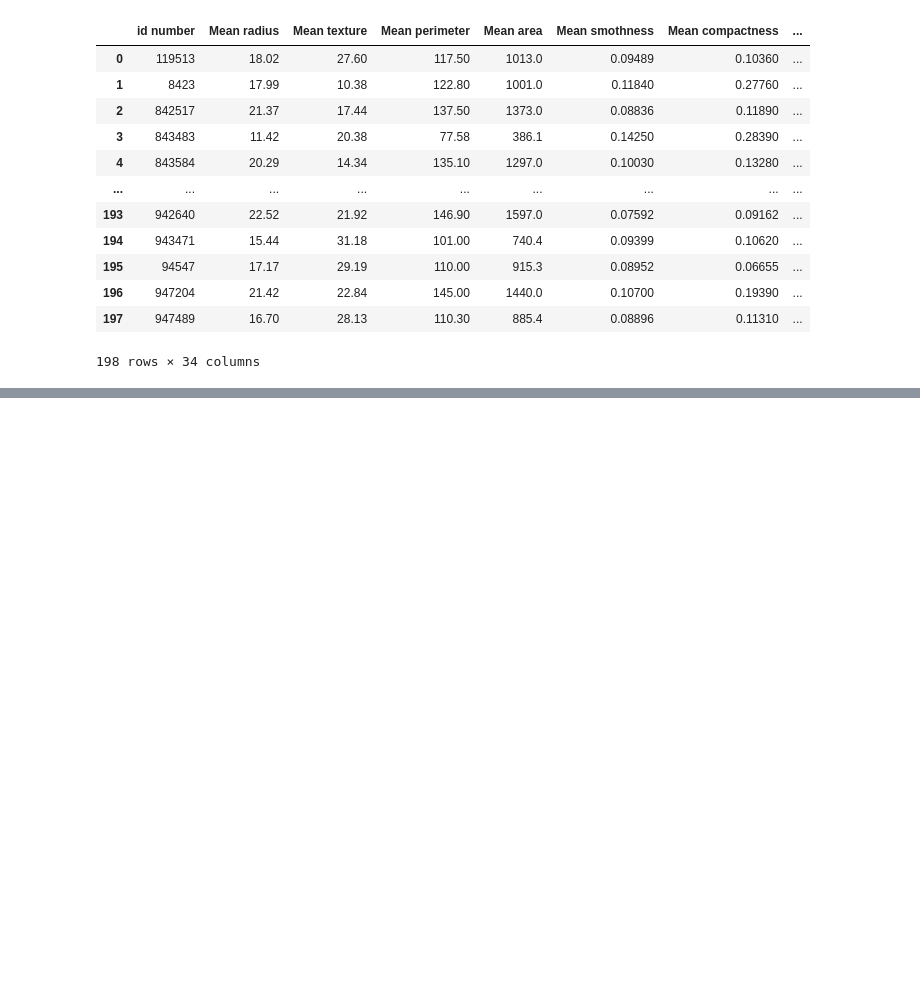
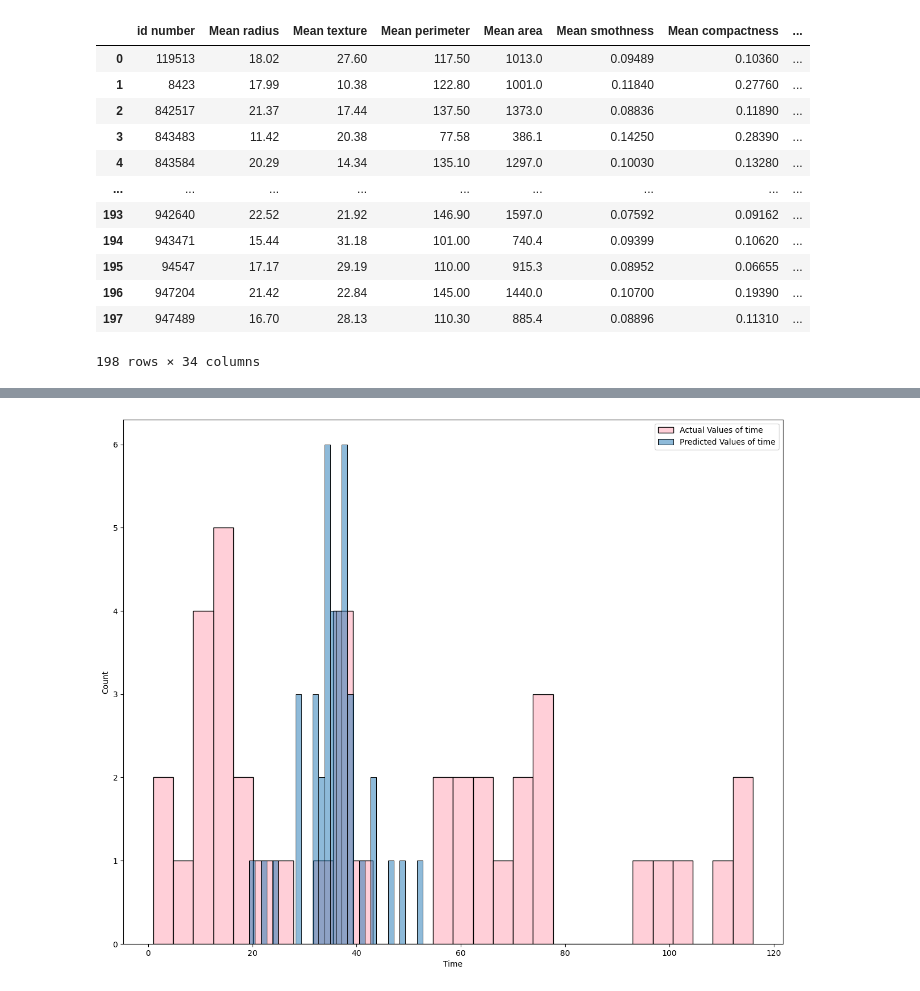
Before and after one commit to Raaaii/Breast_Cancer_ML-DL, a Jupyter notebook: nn/regression.ipynb, the cells around one changed output, grey strips where cells are left out. Drawn from its saved outputs; the diff is of its cells as text; code cells hidden in the pictures; blank space fills up the shorter version.

```diff
--- a/nn/regression.ipynb
+++ b/nn/regression.ipynb
@@ -140,0 +183,4 @@ bias_history = model.fit(
+# %%
+Histo_prediction_true(test_y, model.predict(test_X))
+plt.savefig("regHistogram.png", dpi=300, bbox_inches='tight')
+# %% [output]
@@ -140,0 +188 @@ bias_history = model.fit(
+[figure, added]
```
Also changed, not shown: parts of 17 cells of this notebook, 3 other files.
